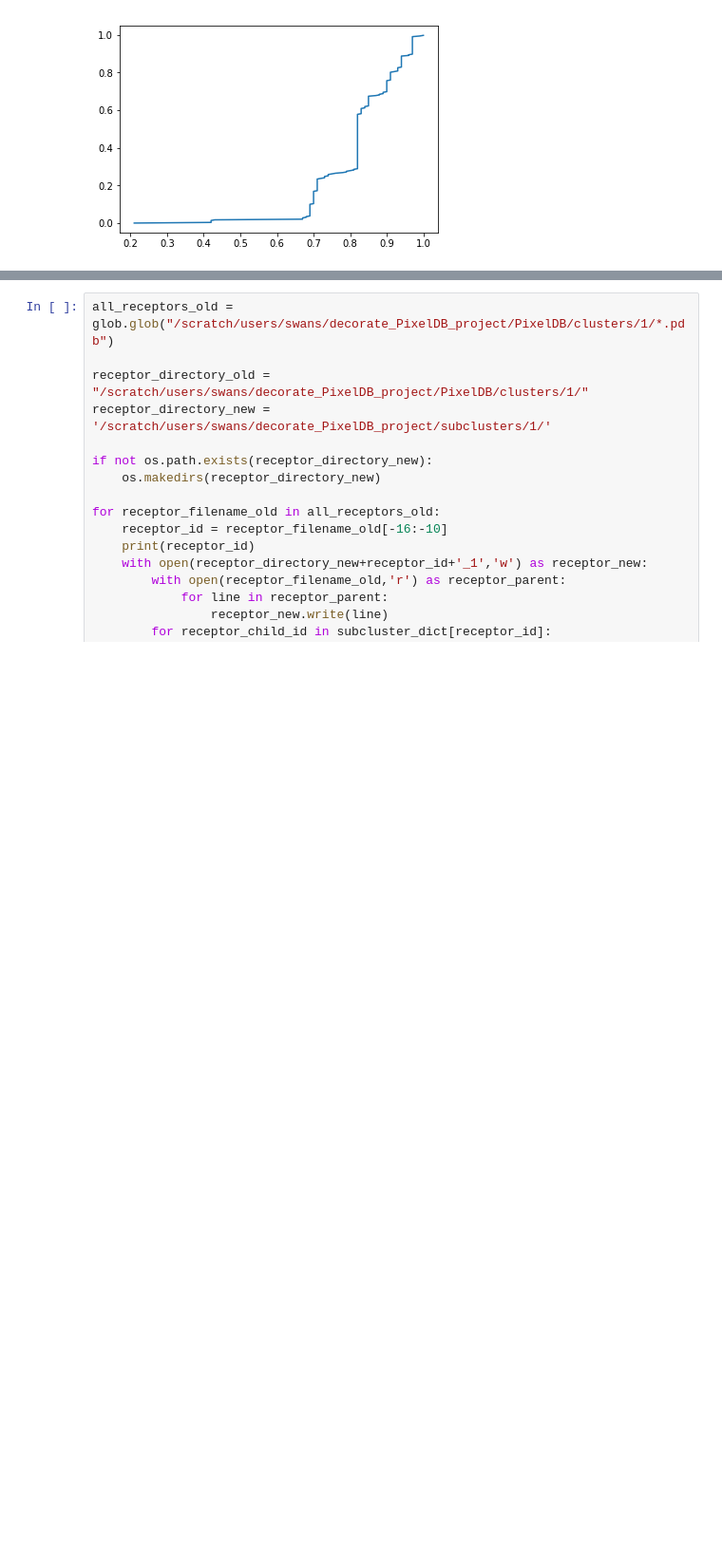
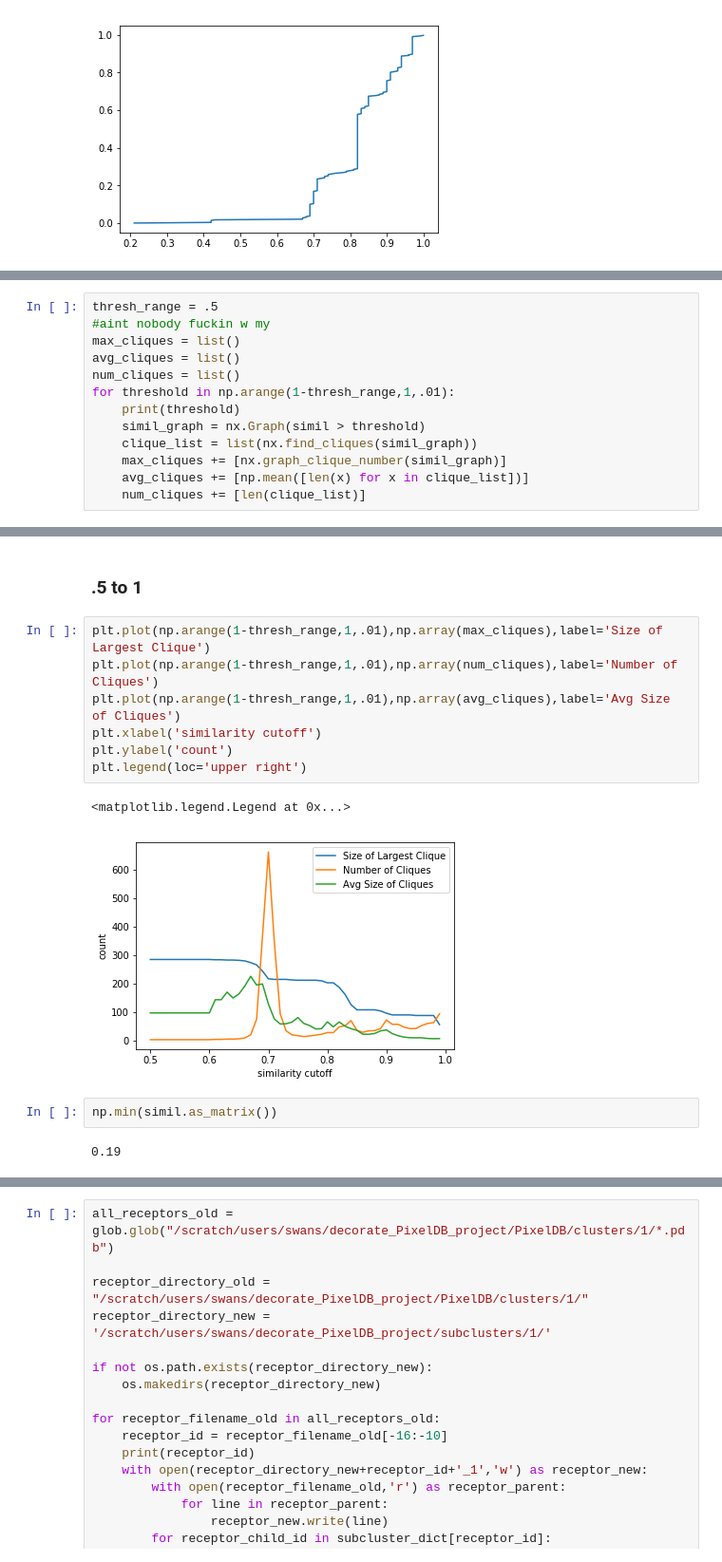
Before and after one commit to vince1589/PixelDB_decorate, a Jupyter notebook: 160718_pixeldb-subclusters_SS.ipynb, the cells around one changed output, grey strips where cells are left out. Shown at 95% size. Drawn from its saved outputs; the diff is of its cells as text; blank space fills up the shorter version.

```diff
--- a/160718_pixeldb-subclusters_SS.ipynb
+++ b/160718_pixeldb-subclusters_SS.ipynb
@@ -95,0 +143,13 @@ plt.plot(vec,(np.arange(0,len(vec))/291))
+# %%
+thresh_range = .5
+#aint nobody fuckin w my
+max_cliques = list()
+avg_cliques = list()
+num_cliques = list()
+for threshold in np.arange(1-thresh_range,1,.01):
+    print(threshold)
+    simil_graph = nx.Graph(simil > threshold)
+    clique_list = list(nx.find_cliques(simil_graph))
+    max_cliques += [nx.graph_clique_number(simil_graph)]
+    avg_cliques += [np.mean([len(x) for x in clique_list])]
+    num_cliques += [len(clique_list)]
@@ -95,0 +174,16 @@ plt.plot(vec,(np.arange(0,len(vec))/291))
+# %% [markdown]
+### .5 to 1
+# %%
+plt.plot(np.arange(1-thresh_range,1,.01),np.array(max_cliques),label='Size of Largest Clique')
+plt.plot(np.arange(1-thresh_range,1,.01),np.array(num_cliques),label='Number of Cliques')
+plt.plot(np.arange(1-thresh_range,1,.01),np.array(avg_cliques),label='Avg Size of Cliques')
+plt.xlabel('similarity cutoff')
+plt.ylabel('count')
+plt.legend(loc='upper right')
+# %% [output]
+<matplotlib.legend.Legend at 0x...>
+[figure, added]
+# %%
+np.min(simil.as_matrix())
+# %% [output]
+0.19
```
Also changed, not shown: parts of 39 cells of this notebook.
